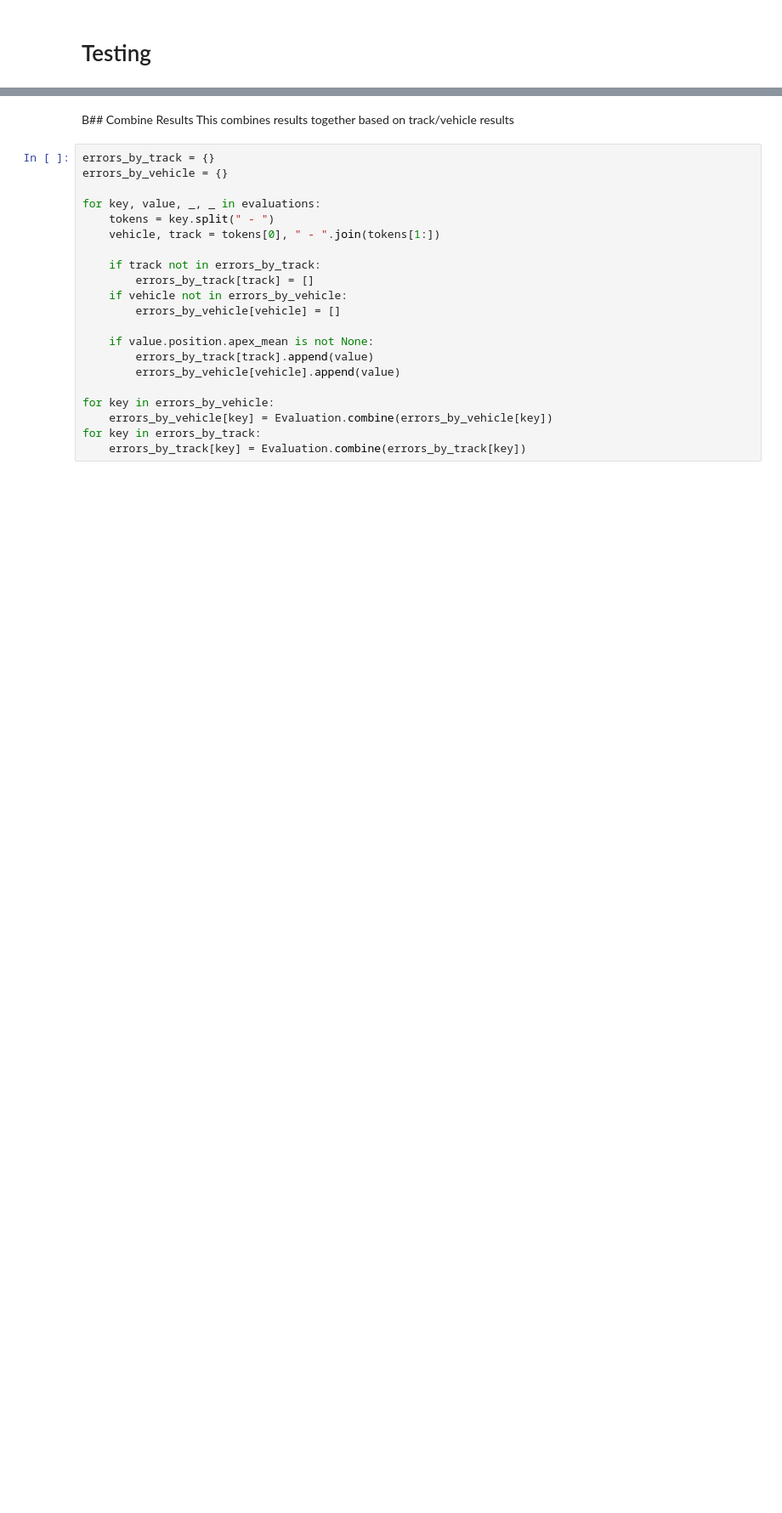
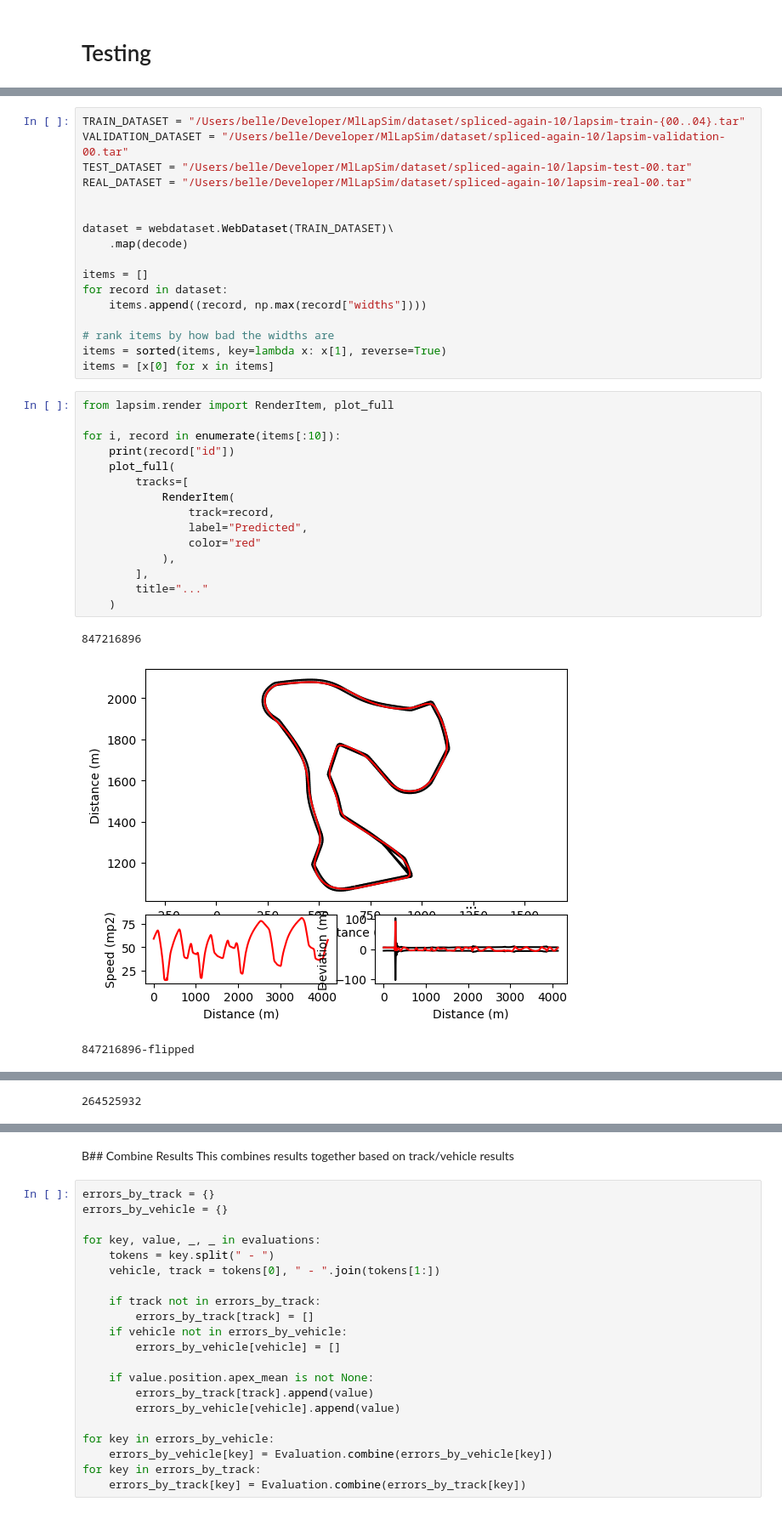
Before and after one commit to BelleGarlick/MlLapSim, a Jupyter notebook: src/notebooks/Results.ipynb, the cells around one changed output, grey strips where cells are left out. Shown at 85% size. Saved outputs shown, nothing was run; the diff lists cells and outputs as text; blank space fills up the shorter version.

```diff
--- a/src/notebooks/Results.ipynb
+++ b/src/notebooks/Results.ipynb
@@ -43,0 +154,36 @@ Donea Mx5 Mk3 - IT Imola - Grand Prix Circuit
+# %%
+TRAIN_DATASET = "/Users/belle/Developer/MlLapSim/dataset/spliced-again-10/lapsim-train-{00..04}.tar"
+VALIDATION_DATASET = "/Users/belle/Developer/MlLapSim/dataset/spliced-again-10/lapsim-validation-00.tar"
+TEST_DATASET = "/Users/belle/Developer/MlLapSim/dataset/spliced-again-10/lapsim-test-00.tar"
+REAL_DATASET = "/Users/belle/Developer/MlLapSim/dataset/spliced-again-10/lapsim-real-00.tar"
+
+
+dataset = webdataset.WebDataset(TRAIN_DATASET)\
+    .map(decode)
+
+items = []
+for record in dataset:
+    items.append((record, np.max(record["widths"])))
+
+# rank items by how bad the widths are
+items = sorted(items, key=lambda x: x[1], reverse=True)
+items = [x[0] for x in items]
+# %%
+from lapsim.render import RenderItem, plot_full
+
+for i, record in enumerate(items[:10]):
+    print(record["id"])
+    plot_full(
+        tracks=[
+            RenderItem(
+                track=record,
+                label="Predicted",
+                color="red"
+            ),
+        ],
+        title="..."
+    )
+# %% [output]
+847216896
+[figure, added]
+847216896-flipped
@@ -43,0 +191 @@ Donea Mx5 Mk3 - IT Imola - Grand Prix Circuit
+264525932
```
Also changed, not shown: parts of 12 cells of this notebook, 7 other files.
